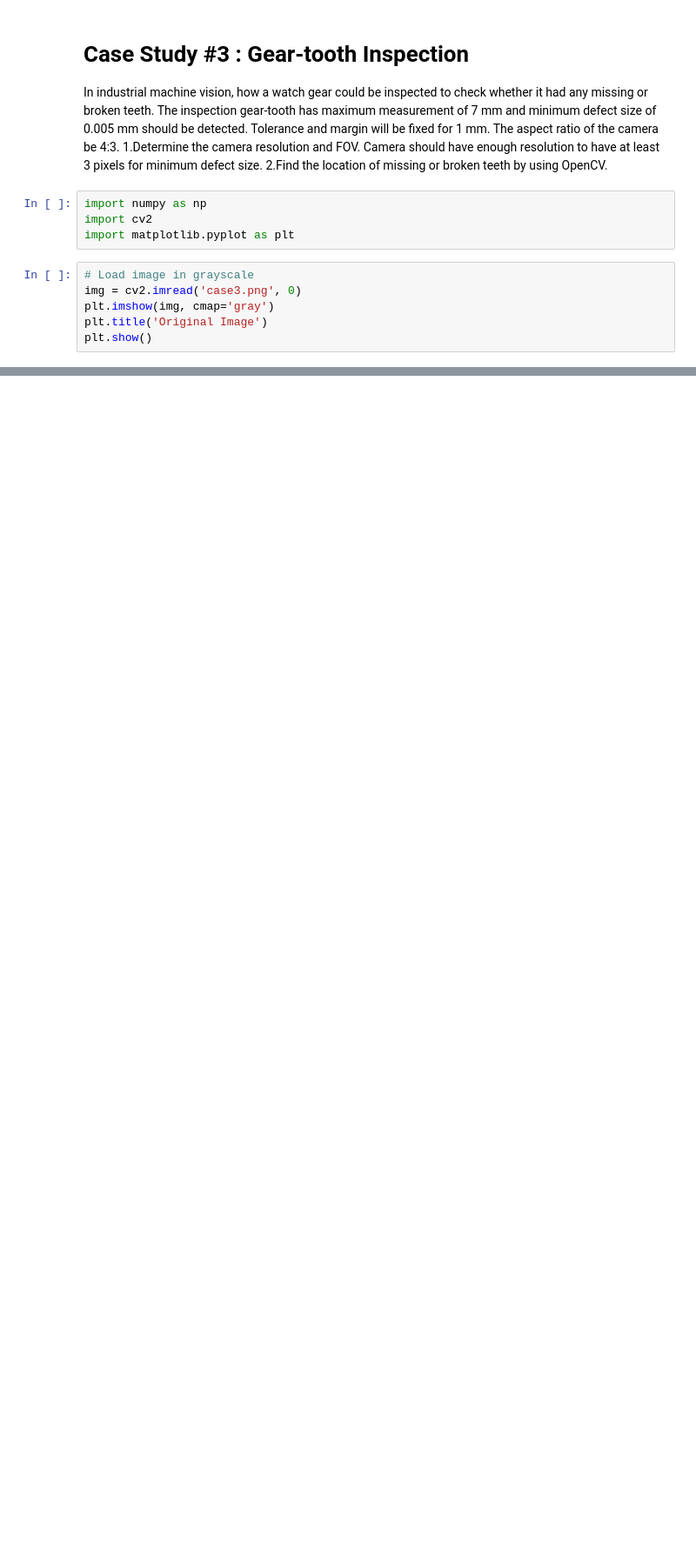
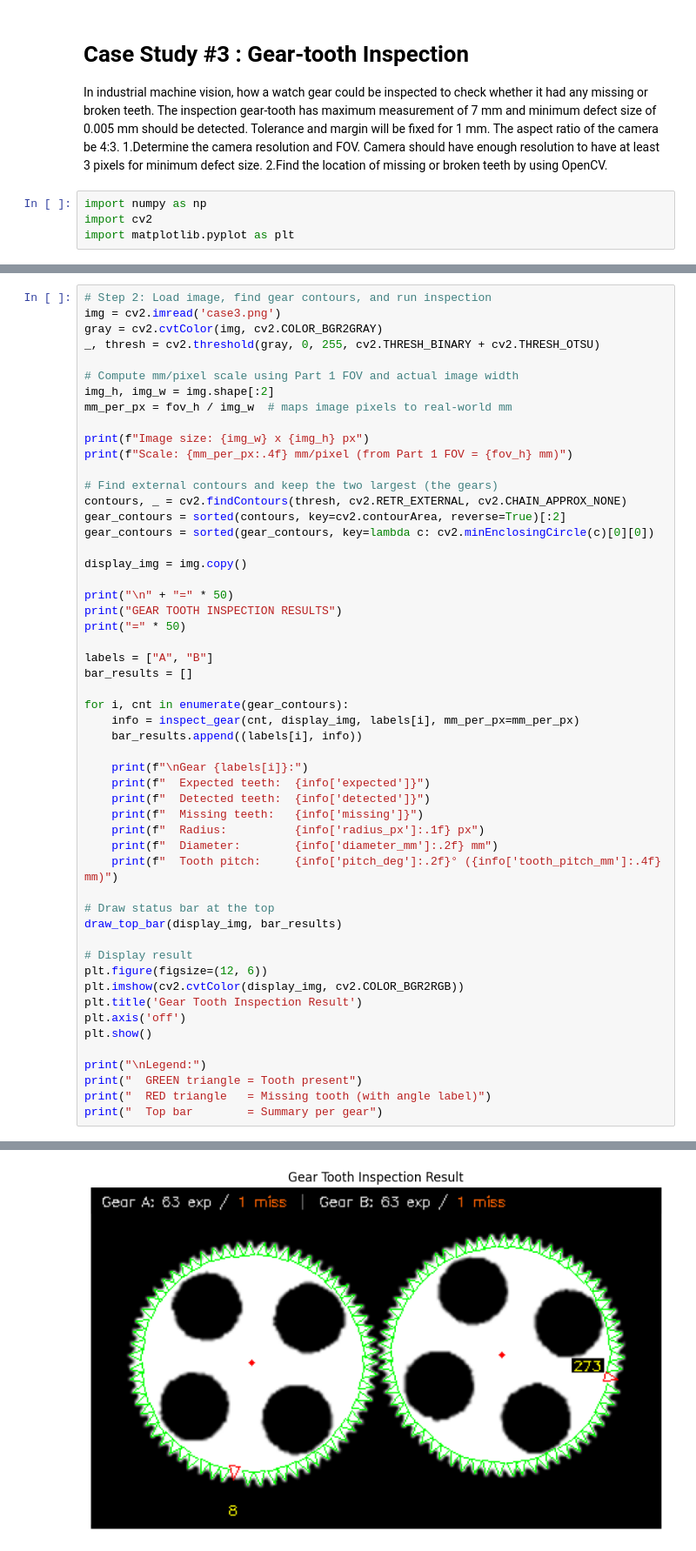
Before and after one commit to peeradonmoke2002/fra626_hw, a Jupyter notebook: hw3/hw3.ipynb, the cells around one changed output, grey strips where cells are left out. Shown at 87% size. Drawn from its saved outputs; the diff is of its cells as text; blank space fills up the shorter version.

```diff
--- a/hw3/hw3.ipynb
+++ b/hw3/hw3.ipynb
@@ -9,9 +9,3 @@ by using OpenCV.
 import numpy as np
 import cv2
 import matplotlib.pyplot as plt
-# %%
-# Load image in grayscale
-img = cv2.imread('case3.png', 0)
-plt.imshow(img, cmap='gray')
-plt.title('Original Image')
-plt.show()
@@ -19,0 +233,54 @@ plt.show()
+# %%
+# Step 2: Load image, find gear contours, and run inspection
+img = cv2.imread('case3.png')
+gray = cv2.cvtColor(img, cv2.COLOR_BGR2GRAY)
+_, thresh = cv2.threshold(gray, 0, 255, cv2.THRESH_BINARY + cv2.THRESH_OTSU)
+
+# Compute mm/pixel scale using Part 1 FOV and actual image width
+img_h, img_w = img.shape[:2]
+mm_per_px = fov_h / img_w  # maps image pixels to real-world mm
+
+print(f"Image size: {img_w} x {img_h} px")
+print(f"Scale: {mm_per_px:.4f} mm/pixel (from Part 1 FOV = {fov_h} mm)")
+
+# Find external contours and keep the two largest (the gears)
+contours, _ = cv2.findContours(thresh, cv2.RETR_EXTERNAL, cv2.CHAIN_APPROX_NONE)
+gear_contours = sorted(contours, key=cv2.contourArea, reverse=True)[:2]
+gear_contours = sorted(gear_contours, key=lambda c: cv2.minEnclosingCircle(c)[0][0])
+
+display_img = img.copy()
+
+print("\n" + "=" * 50)
+print("GEAR TOOTH INSPECTION RESULTS")
+print("=" * 50)
+
+labels = ["A", "B"]
+bar_results = []
+
+for i, cnt in enumerate(gear_contours):
+    info = inspect_gear(cnt, display_img, labels[i], mm_per_px=mm_per_px)
+    bar_results.append((labels[i], info))
+
+    print(f"\nGear {labels[i]}:")
+    print(f"  Expected teeth:  {info['expected']}")
+    print(f"  Detected teeth:  {info['detected']}")
+    print(f"  Missing teeth:   {info['missing']}")
+    print(f"  Radius:          {info['radius_px']:.1f} px")
+    print(f"  Diameter:        {info['diameter_mm']:.2f} mm")
+    print(f"  Tooth pitch:     {info['pitch_deg']:.2f}° ({info['tooth_pitch_mm']:.4f} mm)")
+
+# Draw status bar at the top
+draw_top_bar(display_img, bar_results)
+
+# Display result
+plt.figure(figsize=(12, 6))
+plt.imshow(cv2.cvtColor(display_img, cv2.COLOR_BGR2RGB))
+plt.title('Gear Tooth Inspection Result')
+plt.axis('off')
+plt.show()
+
+print("\nLegend:")
+print("  GREEN triangle = Tooth present")
+print("  RED triangle   = Missing tooth (with angle label)")
+print("  Top bar        = Summary per gear")
+# %% [output]
@@ -19,0 +304 @@ plt.show()
+[figure, added]
```
Also changed, not shown: parts of 4 cells of this notebook, 1 other file.
